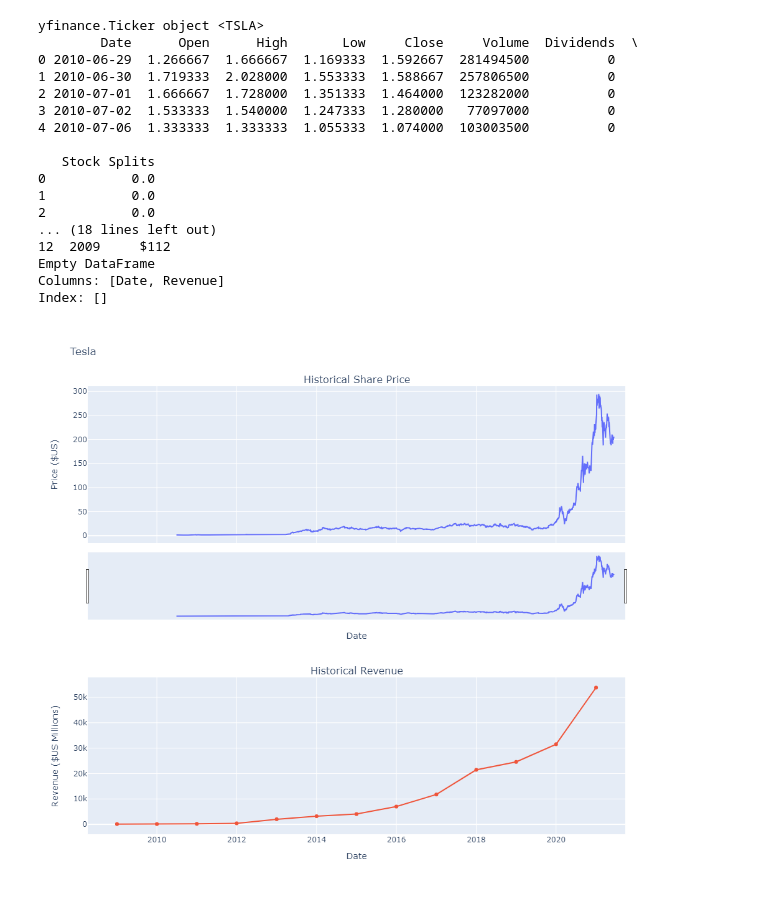
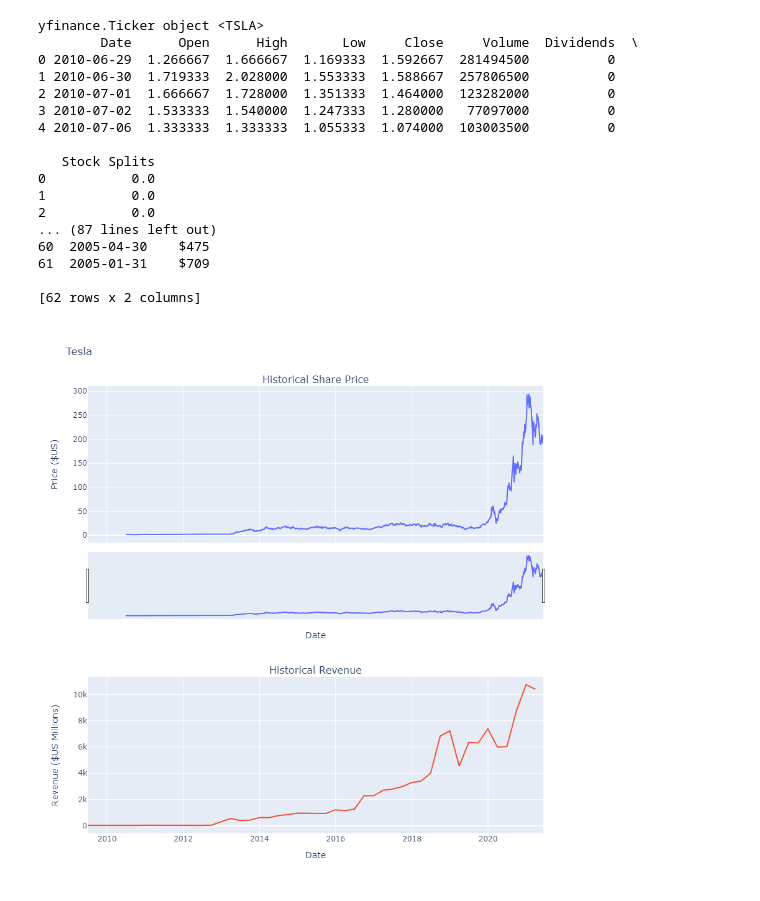
Before and after one commit to Crimtull/Coursera_Project_AS, a Jupyter notebook: PY_IBM_Project_AS_OK.ipynb, the cells around one changed output. Saved outputs shown, nothing was run; the diff lists cells and outputs as text; code cells hidden in the pictures.

```diff
--- a/PY_IBM_Project_AS_OK.ipynb
+++ b/PY_IBM_Project_AS_OK.ipynb
@@ -57,7 +57,7 @@ soup = BeautifulSoup(html_data, 'html5lib')
 
 tesla_revenue = pd.DataFrame(columns=["Date", "Revenue"])
 print(tesla_revenue)
-for row in soup.find("tbody").find_all("tr"):
+for row in soup.find_all("tbody")[1].find_all('tr'):
     col = row.find_all("td")
     date = col[0].text
     revenue = col[1].text
@@ -79,12 +79,12 @@ tesla_revenue.tail()
 # Question 3 - Use yfinance to Extract Stock Data
 
 gme = yf.Ticker("GME")
-# print(gme)
+print(gme)
 
 gme_data = gme.history(period="max")
 
 gme_data.reset_index(inplace=True)
-#print(gme_data.head())
+print(gme_data.head())
 
 # Question 4 - Use Webscraping to Extract GME Revenue Data
 
@@ -97,42 +97,42 @@ soup = BeautifulSoup(html_data, 'html5lib')
 
 gme_revenue = pd.DataFrame(columns=["Date", "Revenue"])
 print(gme_revenue)
-for row in soup.find("tbody").find_all("tr"):
+for row in soup.find_all("tbody")[1].find_all('tr'):
     col = row.find_all("td")
     date = col[0].text
     revenue = col[1].text
     gme_revenue = gme_revenue.append({"Date":date, "Revenue":revenue}, ignore_index=True)
 
-#print(gme_revenue)
+print(gme_revenue)
 
 
 gme_revenue["Revenue"] = gme_revenue['Revenue'].str.replace(',|\$',"")
 gme_revenue.dropna(inplace=True)
 gme_revenue = gme_revenue[gme_revenue['Revenue'] != ""]
 
-#gme_revenue.tail()
+gme_revenue.tail()
 
 # Question  5: Plot Tesla Stock Graph
 
 make_graph(tesla_data, tesla_revenue, 'Tesla')
 
 make_graph(gme_data, gme_revenue, 'GameStop')
 # %% [output]
 yfinance.Ticker object <TSLA>
         Date      Open      High       Low     Close     Volume  Dividends  \
 0 2010-06-29  1.266667  1.666667  1.169333  1.592667  281494500          0
 1 2010-06-30  1.719333  2.028000  1.553333  1.588667  257806500          0
 2 2010-07-01  1.666667  1.728000  1.351333  1.464000  123282000          0
 3 2010-07-02  1.533333  1.540000  1.247333  1.280000   77097000          0
 4 2010-07-06  1.333333  1.333333  1.055333  1.074000  103003500          0
 
    Stock Splits
 0           0.0
 1           0.0
 2           0.0
-... (18 lines left out)
-12  2009     $112
-Empty DataFrame
-Columns: [Date, Revenue]
-Index: []
+... (87 lines left out)
+60  2005-04-30    $475
+61  2005-01-31    $709
+
+[62 rows x 2 columns]
-[figure, old version]
+[figure, new version]
```
Also changed, not shown: parts of 1 cell of this notebook, 1 other file.
